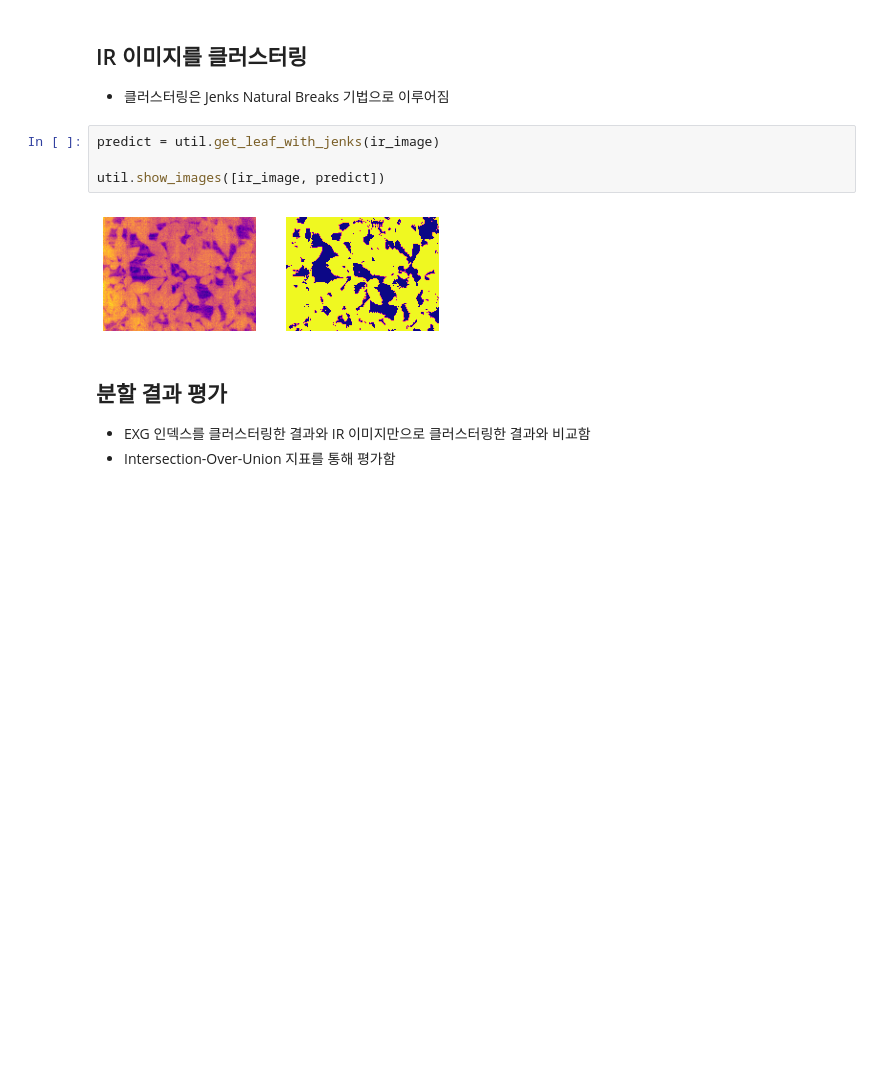
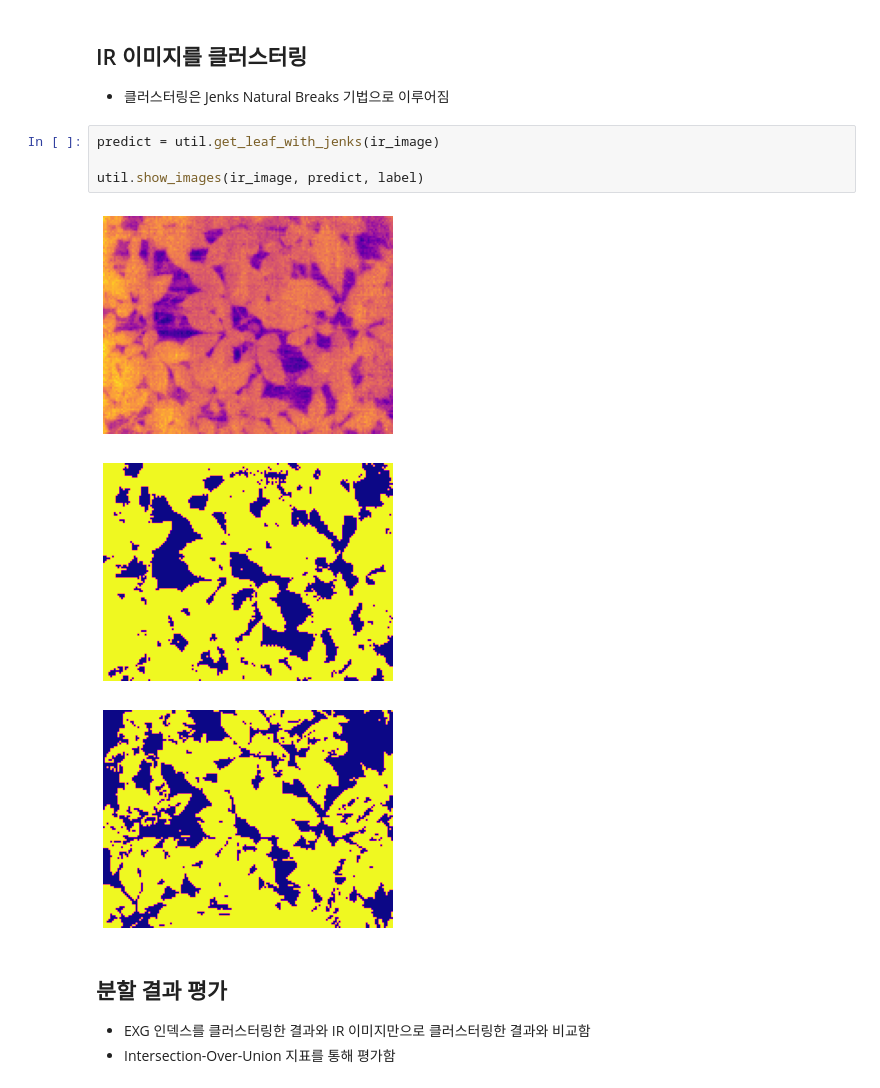
Before and after one commit to plming/infrared-leaf-segmentation, a Jupyter notebook: demo_ginseng.ipynb, the cells around one changed output. Saved outputs shown, nothing was run; the diff lists cells and outputs as text; blank space fills up the shorter version.

```diff
--- a/demo_ginseng.ipynb
+++ b/demo_ginseng.ipynb
@@ -28,9 +30,11 @@ util.show_images([exg, label])
 # %%
 predict = util.get_leaf_with_jenks(ir_image)
 
-util.show_images([ir_image, predict])
+util.show_images(ir_image, predict, label)
 # %% [output]
-[figure, old version]
+[figure, new version]
+[figure, added]
+[figure, added]
 # %% [markdown]
 ## 분할 결과 평가
 * EXG 인덱스를 클러스터링한 결과와 IR 이미지만으로 클러스터링한 결과와 비교함
```
Also changed, not shown: parts of 4 cells of this notebook, 1 other file.
